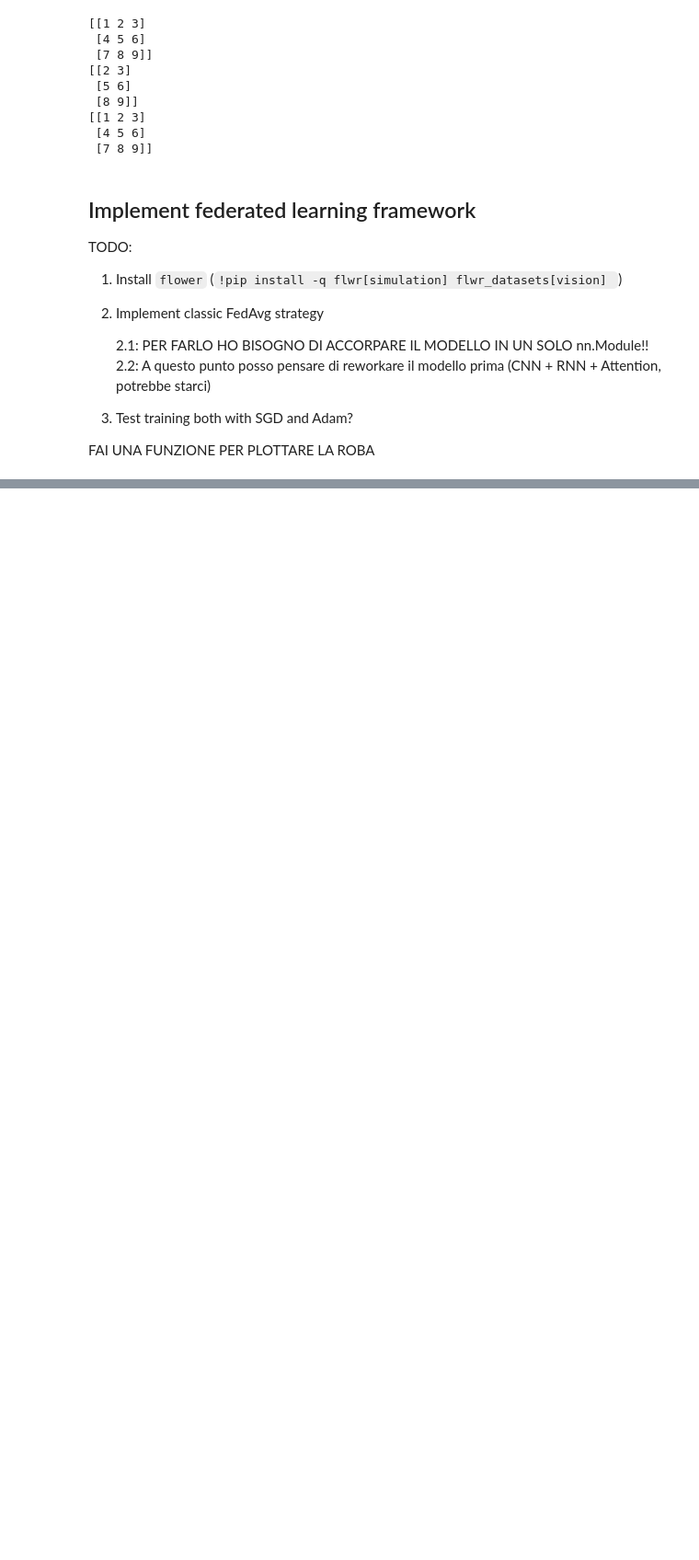
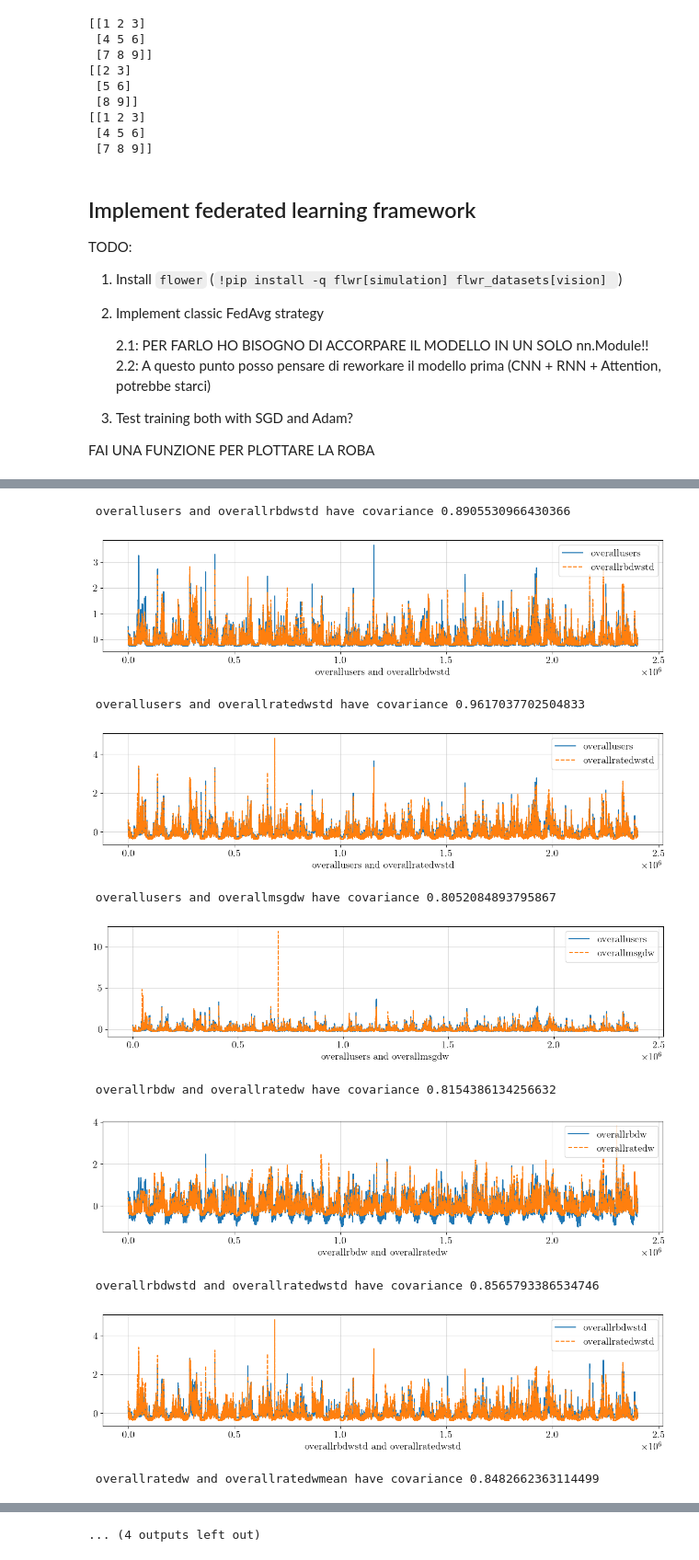
Before and after one commit to rmazzier/MLCommSysProject, a Jupyter notebook: exploratory_data_analysis.ipynb, the cells around one changed output, grey strips where cells are left out. Shown at 92% size. Drawn from its saved outputs; the diff is of its cells as text; code cells hidden in the pictures; blank space fills up the shorter version.

```diff
--- a/exploratory_data_analysis.ipynb
+++ b/exploratory_data_analysis.ipynb
@@ -538,0 +648,49 @@ FAI UNA FUNZIONE PER PLOTTARE LA ROBA
+# %%
+window_size = 500
+# Set global plot settings
+plt.rcParams.update({
+    "text.usetex": True,
+    "font.family": "serif",
+    "font.size": 15,
+    "hatch.linewidth": 0.0,
+    "hatch.color": (0,0,0,0.0),
+})
+
+
+# Print the indices of the features with covariance greater than 0.85
+for i in range(cov_matrix.shape[0]):
+    for j in range(i+1, cov_matrix.shape[1]):
+        if cov_matrix[i, j] > 0.80:
+            f1= feature_names_dict[i+1]
+            f2= feature_names_dict[j+1]
+            print(f" {f1} and {f2} have covariance {cov_matrix[i, j]}")
+
+            # moving average of data[:,i]
+            f1_mvavg = np.convolve(data_std[:,i], np.ones(window_size)/window_size, mode='valid')
+            f2_mvavg = np.convolve(data_std[:,j], np.ones(window_size)/window_size, mode='valid')
+            # plot feature i vs feature j
+            plt.figure(figsize=(15,3))
+            plt.grid(alpha=0.5)
+            plt.plot(f1_mvavg, '-', markersize=2, label=f1)
+            plt.plot(f2_mvavg, '--', markersize=2, label=f2)
+            plt.xlabel(f"{f1} and {f2}")
+
+            plt.legend(loc="upper right")
+
+            plt.show()
+
+
+# Number of resource blocks in downlink and uplink are highly correlated with rate
+# in downlink and uplink, respectively.
+# %% [output]
+ overallusers and overallrbdwstd have covariance 0.8905530966430366
+[figure, added]
+ overallusers and overallratedwstd have covariance 0.9617037702504833
+[figure, added]
+ overallusers and overallmsgdw have covariance 0.8052084893795867
+[figure, added]
+ overallrbdw and overallratedw have covariance 0.8154386134256632
+[figure, added]
+ overallrbdwstd and overallratedwstd have covariance 0.8565793386534746
+[figure, added]
+ overallratedw and overallratedwmean have covariance 0.8482662363114499
@@ -538,0 +698 @@ FAI UNA FUNZIONE PER PLOTTARE LA ROBA
+... (4 outputs left out)
```
Also changed, not shown: parts of 10 cells of this notebook, 7 other files.
